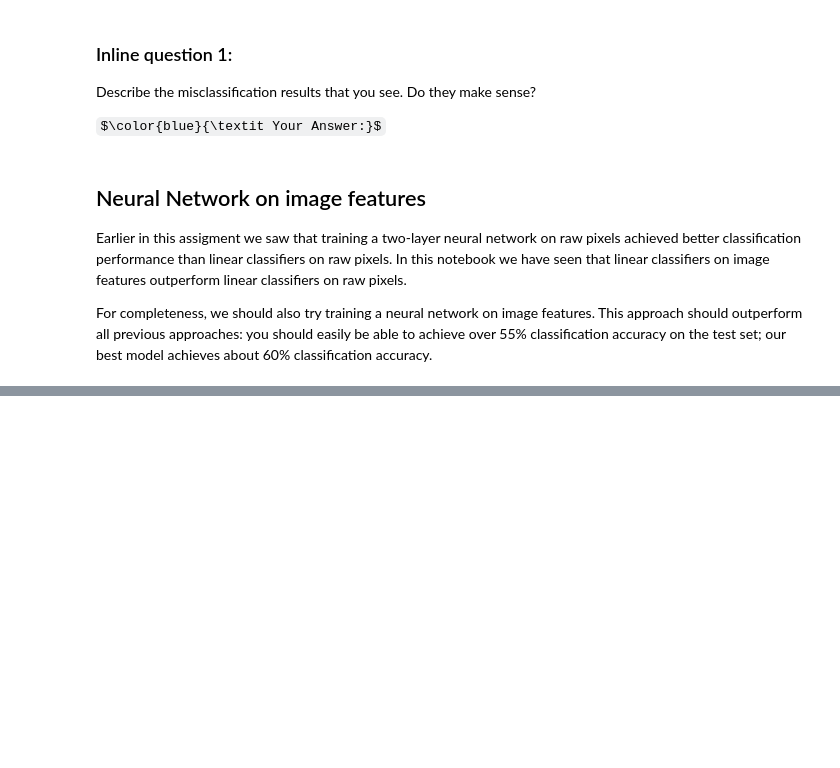
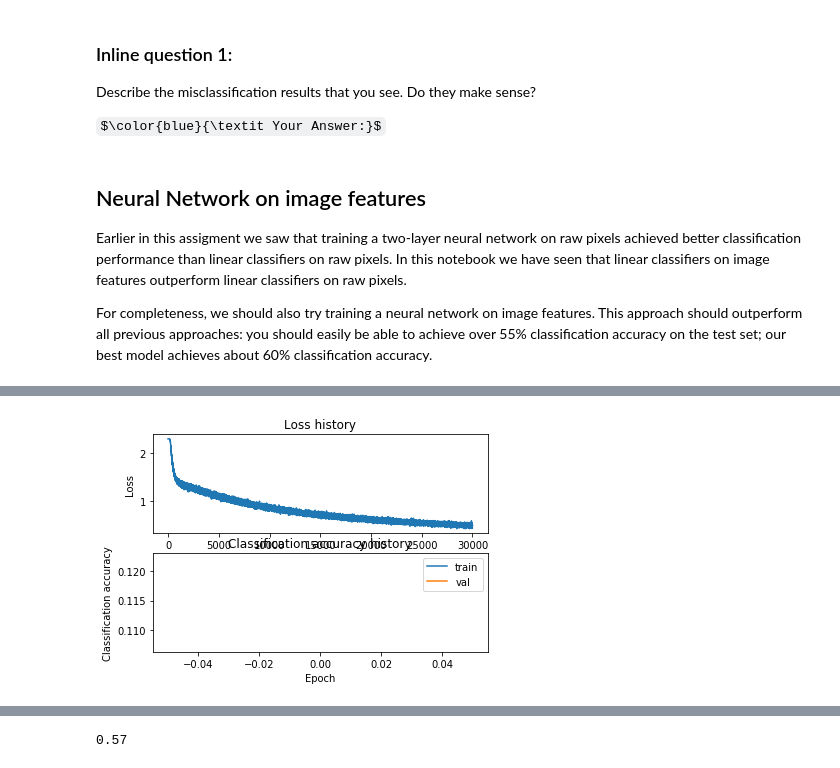
Before and after one commit to exbibyte/cs231n_a1, a Jupyter notebook: features.ipynb, the cells around one changed output, grey strips where cells are left out. Cells and saved outputs as stored; diff of their text form; code cells hidden in the pictures; some formulas as TeX source; blank space fills up the shorter version.

```diff
--- a/features.ipynb
+++ b/features.ipynb
@@ -125,7 +125,7 @@ Using the multiclass SVM code developed earlier in the assignment, train SVMs on
 
 from cs231n.classifiers.linear_classifier import LinearSVM
 
-learning_rates = [1e-9, 5e-9, 1e-8, 1e-7]
+learning_rates = [3e-10, 1e-9, 5e-9, 1e-8]
 regularization_strengths = [5e4, 5e5, 5e6, 2e7]
 
 results = {}
@@ -185,7 +185,7 @@ for (l,r) in parameters:
         v_set = X_val_feats
         v_label = y_val
 
-        svm_temp.train(t_set, t_label_set, l, r, num_iters=2500, verbose=True)
+        svm_temp.train(t_set, t_label_set, l, r, num_iters=4500, verbose=True)
 
         pred_train = svm_temp.predict(t_set)
         pred_validate = svm_temp.predict(v_set)
@@ -301,0 +288,73 @@ pass
+# %%
+from cs231n.classifiers.neural_net import TwoLayerNet
+
+input_dim = X_train_feats.shape[1]
+
+print(input_dim)
+
+num_classes = 10
+
+best_net = None
+
+################################################################################
+# TODO: Train a two-layer neural network on image features. You may want to    #
+# cross-validate various parameters as in previous sections. Store your best   #
+# model in the best_net variable.                                              #
+################################################################################
+# *****START OF YOUR CODE (DO NOT DELETE/MODIFY THIS LINE)*****
+
+learning_rates = [5e-2]
+regularization_strengths = [5e-6]
+hidden_sizes = [200]
+
+parameters = [ (l,r,h) for l in learning_rates for r in regularization_strengths for h in hidden_sizes]
+700
+best_accuracy = 0.0
+
+param = None
+
+for (l,r,h) in parameters:
+
+    print(l,r,h)
+
+    #print(X_train_feats.shape)
+    #print(y_train.shape)
+    #print(X_val_feats.shape)
+    #print(y_val.shape)
+
+    #Train the network
+    curr_net = TwoLayerNet(input_dim, h, num_classes,std=1e-3)
+    stats = curr_net.train(X_train_feats, y_train, X_val_feats, y_val,
+                num_iters=30000, batch_size=1250,
+                learning_rate=l, learning_rate_decay=0.99,
+                reg=r, verbose=True)
+
+    plt.subplot(2, 1, 1)
+    plt.plot(stats['loss_history'])
+    plt.title('Loss history')
+    plt.xlabel('Iteration')
+    plt.ylabel('Loss')
+
+    plt.subplot(2, 1, 2)
+    plt.plot(stats['train_acc_history'], label='train')
+    plt.plot(stats['val_acc_history'], label='val')
+    plt.title('Classification accuracy history')
+    plt.xlabel('Epoch')
+    plt.ylabel('Classification accuracy')
+    plt.legend()
+    plt.show()
+
+    #Predict on the validation set
+    val_acc = (curr_net.predict(X_val_feats) == y_val).mean()
+    print('Validation accuracy: ', val_acc)
+
+    if val_acc > best_accuracy:
+        best_net = curr_net
+        best_accuracy = val_acc
+        param = (l,r,h)
+
+print('best validation accuracy: ', best_accuracy)
+print('param: ', param)
+
+# *****END OF YOUR CODE (DO NOT DELETE/MODIFY THIS LINE)*****
+# %% [output]
@@ -301,0 +378 @@ pass
+[figure, added]
@@ -305,3 +385,5 @@ pass
 
 test_acc = (best_net.predict(X_test_feats) == y_test).mean()
 print(test_acc)
+# %% [output]
+0.57
```
Also changed, not shown: parts of 6 cells of this notebook.
